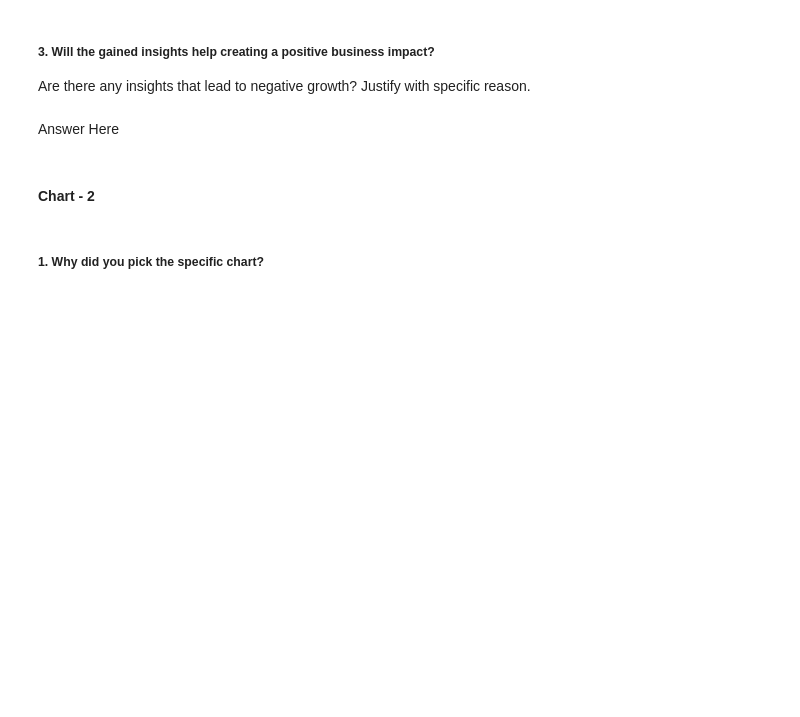
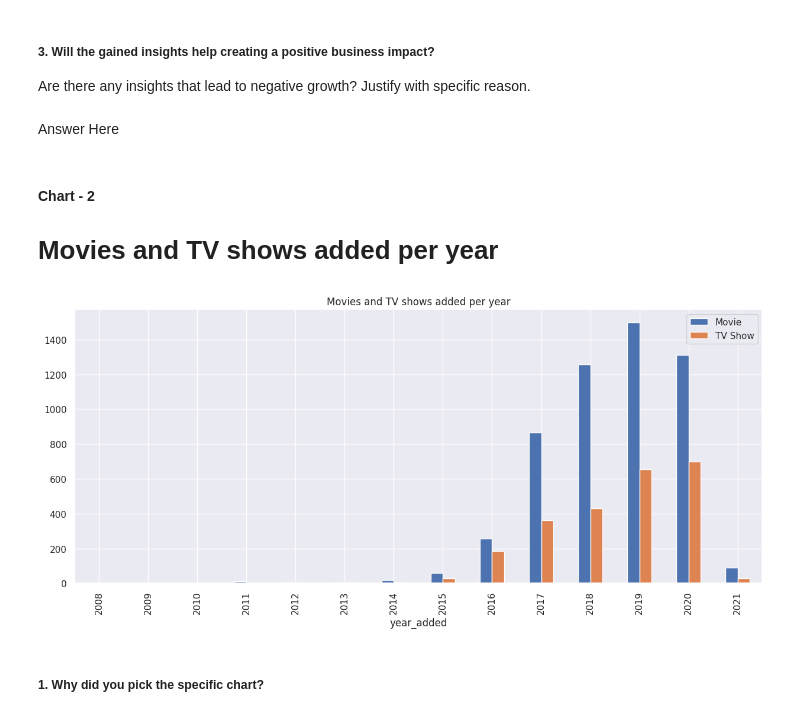
Before and after one commit to sonu9479/-NETFLIX-MOVIES-AND-TV-SHOWS-CLUSTERING-project, a Jupyter notebook: NETFLIX_MOVIES_AND_TV_SHOWS_CLUSTERING.ipynb, the cells around one changed output. Saved outputs shown, nothing was run; the diff lists cells and outputs as text; code cells hidden in the pictures; blank space fills up the shorter version.

```diff
--- a/NETFLIX_MOVIES_AND_TV_SHOWS_CLUSTERING.ipynb
+++ b/NETFLIX_MOVIES_AND_TV_SHOWS_CLUSTERING.ipynb
@@ -227,3 +268,5 @@ Are there any insights that lead to negative growth? Justify with specific reaso
 Answer Here
 # %% [markdown]
 #### Chart - 2
+
+# Movies and TV shows added per year
@@ -232,3 +273,11 @@ Answer Here
+# %%
+# Chart - 2 visualization code
+
+data.groupby('year_added').type.value_counts().unstack().plot.bar(figsize = (15,6),title = 'Movies and TV shows added per year')
+plt.legend()
+plt.show()
+# %% [output]
+[figure, added]
 # %% [markdown]
 ##### 1. Why did you pick the specific chart?
 # %% [markdown]
```
Also changed, not shown: parts of 178 cells of this notebook.
